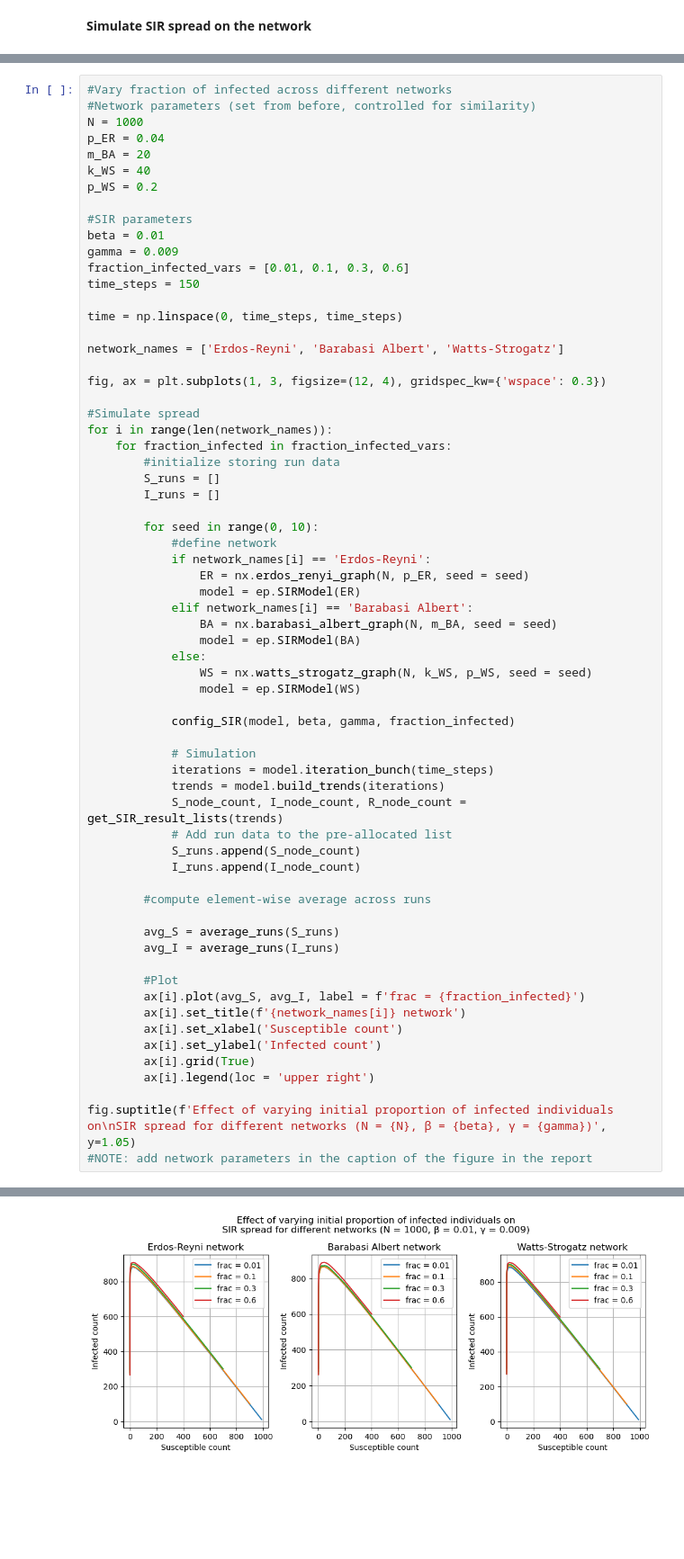
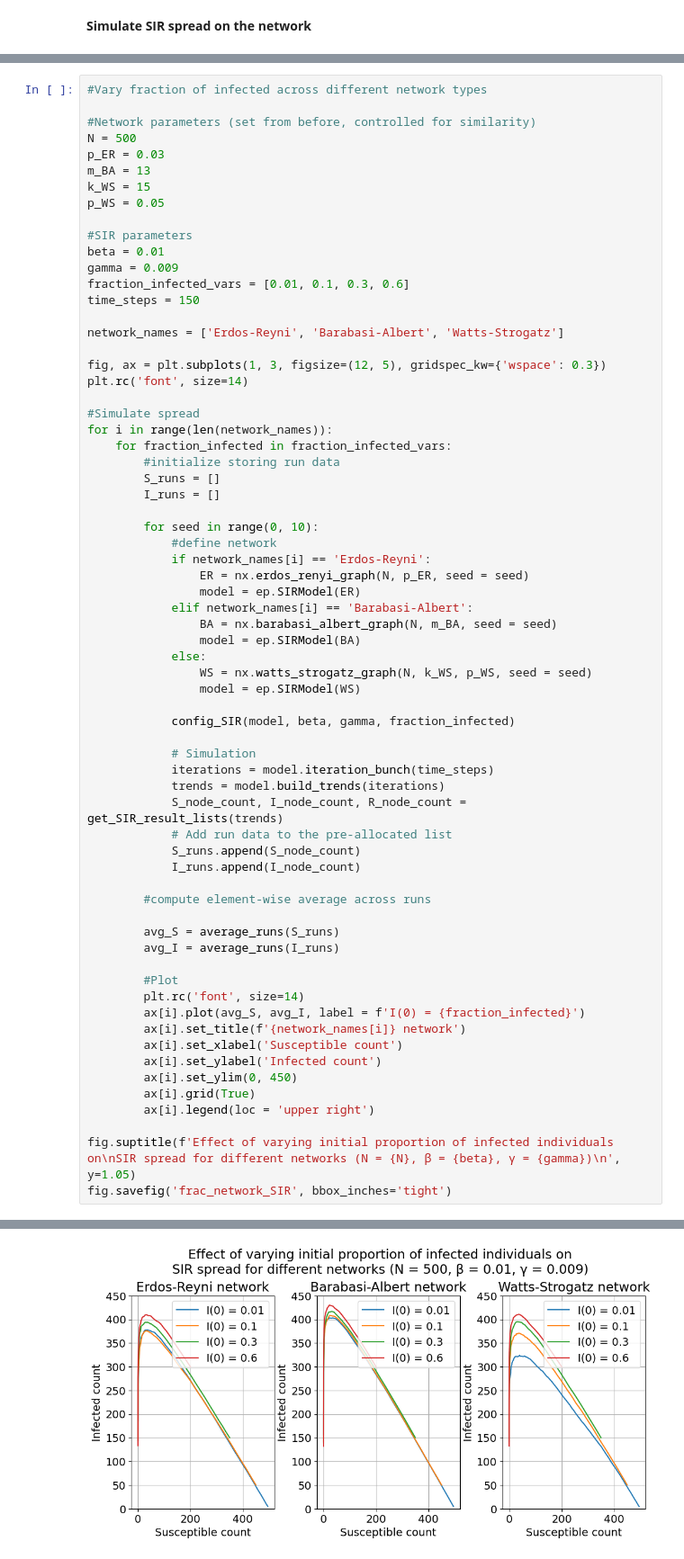
Before and after one commit to guoda23/ICLS_Assignment2, a Jupyter notebook: Networks.ipynb, the cells around one changed output, grey strips where cells are left out. Shown at 90% size. Saved outputs shown, nothing was run; the diff lists cells and outputs as text; blank space fills up the shorter version.

```diff
--- a/Networks.ipynb
+++ b/Networks.ipynb
@@ -463,11 +534,12 @@ Text(0.5, 1.05, 'SIR spread for different networks (N = 1000, β = 0.01, γ = 0.
 # %%
-#Vary fraction of infected across different networks
+#Vary fraction of infected across different network types
+
 #Network parameters (set from before, controlled for similarity)
-N = 1000
-p_ER = 0.04
-m_BA = 20
-k_WS = 40
-p_WS = 0.2
+N = 500
+p_ER = 0.03
+m_BA = 13
+k_WS = 15
+p_WS = 0.05
 
 #SIR parameters
 beta = 0.01
@@ -475,11 +547,10 @@ gamma = 0.009
 fraction_infected_vars = [0.01, 0.1, 0.3, 0.6]
 time_steps = 150
 
-time = np.linspace(0, time_steps, time_steps)
+network_names = ['Erdos-Reyni', 'Barabasi-Albert', 'Watts-Strogatz']
 
-network_names = ['Erdos-Reyni', 'Barabasi Albert', 'Watts-Strogatz']
-
-fig, ax = plt.subplots(1, 3, figsize=(12, 4), gridspec_kw={'wspace': 0.3})
+fig, ax = plt.subplots(1, 3, figsize=(12, 5), gridspec_kw={'wspace': 0.3})
+plt.rc('font', size=14)
 
 #Simulate spread
 for i in range(len(network_names)):
@@ -493,7 +564,7 @@ for i in range(len(network_names)):
             if network_names[i] == 'Erdos-Reyni':
                 ER = nx.erdos_renyi_graph(N, p_ER, seed = seed)
                 model = ep.SIRModel(ER)
-            elif network_names[i] == 'Barabasi Albert':
+            elif network_names[i] == 'Barabasi-Albert':
                 BA = nx.barabasi_albert_graph(N, m_BA, seed = seed)
                 model = ep.SIRModel(BA)
             else:
@@ -516,13 +587,15 @@ for i in range(len(network_names)):
         avg_I = average_runs(I_runs)
 
         #Plot
-        ax[i].plot(avg_S, avg_I, label = f'frac = {fraction_infected}')
+        plt.rc('font', size=14)
+        ax[i].plot(avg_S, avg_I, label = f'I(0) = {fraction_infected}')
         ax[i].set_title(f'{network_names[i]} network')
         ax[i].set_xlabel('Susceptible count')
         ax[i].set_ylabel('Infected count')
+        ax[i].set_ylim(0, 450)
         ax[i].grid(True)
         ax[i].legend(loc = 'upper right')
 
-fig.suptitle(f'Effect of varying initial proportion of infected individuals on\nSIR spread for different networks (N = {N}, β = {beta}, γ = {gamma})',  y=1.05)
-#NOTE: add network parameters in the caption of the figure in the report
+fig.suptitle(f'Effect of varying initial proportion of infected individuals on\nSIR spread for different networks (N = {N}, β = {beta}, γ = {gamma})\n',  y=1.05)
+fig.savefig('frac_network_SIR', bbox_inches='tight')
 # %% [output]
@@ -530,2 +602,2 @@ Text(0.5, 1.05, 'Effect of varying initial proportion of infected individuals on
-[figure, old version]
+[figure, new version]
 # %%
```
Also changed, not shown: parts of 13 cells of this notebook, 13 other files.
